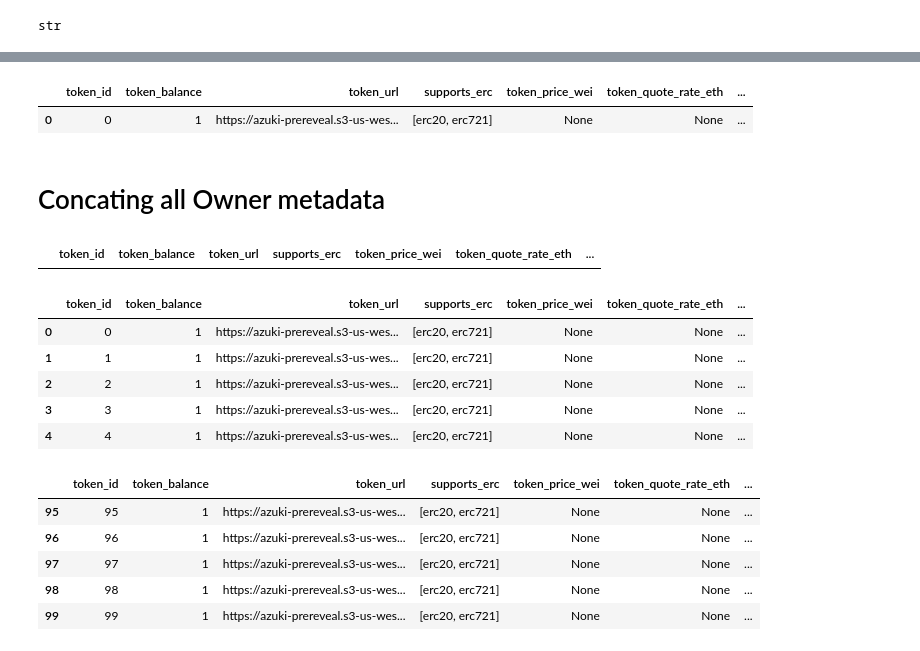
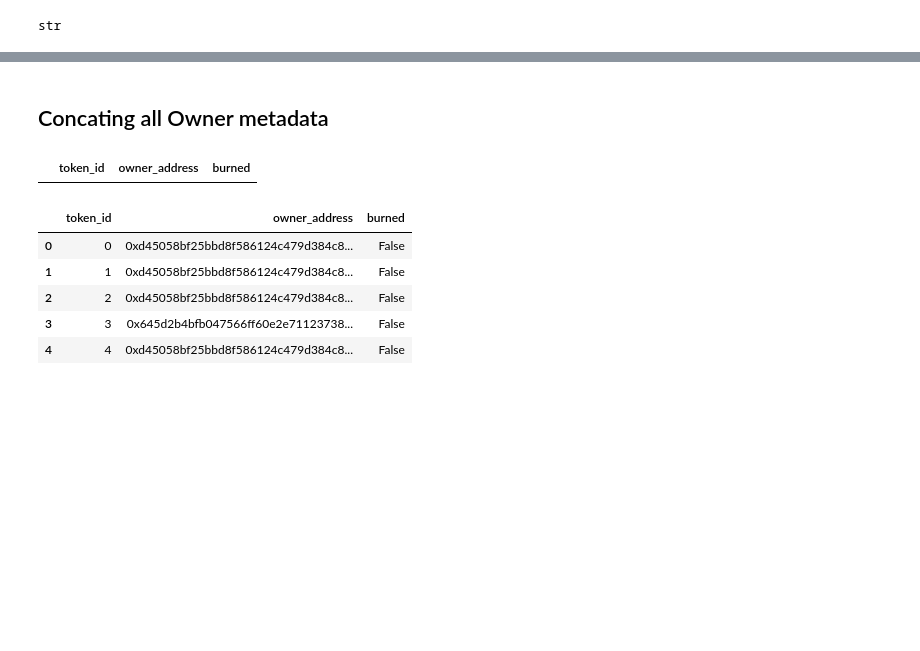
Before and after one commit to mmsaki/nft-trading-analysis, a Jupyter notebook: azuki_analysis.ipynb, the cells around one changed output, grey strips where cells are left out. Saved outputs shown, nothing was run; the diff lists cells and outputs as text; code cells hidden in the pictures; blank space fills up the shorter version.

```diff
--- a/azuki_analysis.ipynb
+++ b/azuki_analysis.ipynb
@@ -86,14 +49,0 @@ display(token_IDS.tail())
-# %%
-# Create variables needed for metadata
-chain_id= '/1'
-address = '/0xED5AF388653567Af2F388E6224dC7C4b3241C544'
-token_id = '/199'
-
-# Join url with variables
-metadata_url = url + chain_id + "/tokens" + address + "/nft_metadata" + token_id + api_key
-
-# Get Requests data
-nft_data = requests.get(metadata_url).json()
-
-# View json data
-nft_data
@@ -127,54 +50,42 @@ nft_metadata.head()
-# %%
-# Create variables needed for owner data and add to url
-test_token_id = 0
-owner_url = url + chain_id + "/tokens" + address + "/nft_metadata" + '/' + str(test_token_id) + api_key
-
-# Get request
-owner_data = requests.get(owner_url).json()
-
-# Convert Owner json data to a dataframe and view data
-owner_data_df = pd.DataFrame(owner_data['data']['items'][0]['nft_data'])
-owner_data_df.head()
-# %% [output]
-|  | token_id | token_balance | token_url | supports_erc | token_price_wei | token_quote_rate_eth | ... |
-| 0 | 0 | 1 | https://azuki-prereveal.s3-us-wes... | [erc20, erc721] | None | None | ... |
 # %% [markdown]
-# Concating all Owner metadata
+## Concating all Owner metadata
 # %%
+# Append variable to url to get token owners
+owner_url = url + chain_id + "/tokens" + azuki_address + "/nft_metadata" + '/' + '0' + api_no_option
+
+# Get request
+owner_data = requests.get(owner_url).json()
+
+# Convert Owner json data to a dataframe and view data
+owner_data_df = pd.DataFrame(owner_data['data']['items'][0]['nft_data'], columns = ['token_id', 'owner_address', 'burned'])
+
 # Create empty dataframe for token_owner DataFrame
-new_owner_columns = owner_data_df.columns
+owner_columns = owner_data_df.columns
 # %%
 # Creating a new empty DataFrame to append all nft owner data rows into
-token_owners = pd.DataFrame(columns = new_owner_columns)
+token_owners = pd.DataFrame(columns = owner_columns)
 
 # Show Token owner empty dataframes
 token_owners
 # %% [output]
-|  | token_id | token_balance | token_url | supports_erc | token_price_wei | token_quote_rate_eth | ... |
+|  | token_id | owner_address | burned |
 # %%
-# Loop through owner data and add into empty token_owners dataframe range = 10000
+# Loop through owner data and add into empty token_owners dataframe range = 100
 for token_id in range(100):
-    owner_url = url + chain_id + "/tokens" + address + "/nft_metadata" + '/' + str(token_id) + api_key
+    owner_url = url + chain_id + '/tokens' + azuki_address + '/nft_metadata/' + str(token_id) + api_no_option
 
     # Get Request and convert json to dataframe
     owner_data = requests.get(owner_url).json()
-    df = pd.DataFrame(owner_data['data']['items'][0]['nft_data'])
+    df = pd.DataFrame(owner_data['data']['items'][0]['nft_data'], columns = ['token_id', 'owner_address', 'burned'])
 
-    token_owners.loc[token_id] = [df.iloc[0]['token_id'], df.iloc[0]['token_balance'], df.iloc[0]['token_url'], df.iloc[0]['supports_erc'], df.iloc[0]['token_price_wei'], df.iloc[0]['token_quote_rate_eth'], df.iloc[0]['original_owner'],df.iloc[0]['external_data'], df.iloc[0]['owner'], df.iloc[0]['owner_address'], df.iloc[0]['burned']]
+    token_owners.loc[token_id] = [df.iloc[0]['token_id'], df.iloc[0]['owner_address'], df.iloc[0]['burned']]
 # %%
 # Show token owner data
-display(token_owners.head())
-display(token_owners.tail())
+token_owners.head()
 # %% [output]
-|  | token_id | token_balance | token_url | supports_erc | token_price_wei | token_quote_rate_eth | ... |
-| 0 | 0 | 1 | https://azuki-prereveal.s3-us-wes... | [erc20, erc721] | None | None | ... |
-| 1 | 1 | 1 | https://azuki-prereveal.s3-us-wes... | [erc20, erc721] | None | None | ... |
-| 2 | 2 | 1 | https://azuki-prereveal.s3-us-wes... | [erc20, erc721] | None | None | ... |
-| 3 | 3 | 1 | https://azuki-prereveal.s3-us-wes... | [erc20, erc721] | None | None | ... |
-| 4 | 4 | 1 | https://azuki-prereveal.s3-us-wes... | [erc20, erc721] | None | None | ... |
+|  | token_id | owner_address | burned |
+| 0 | 0 | 0xd45058bf25bbd8f586124c479d384c8... | False |
+| 1 | 1 | 0xd45058bf25bbd8f586124c479d384c8... | False |
+| 2 | 2 | 0xd45058bf25bbd8f586124c479d384c8... | False |
+| 3 | 3 | 0x645d2b4bfb047566ff60e2e71123738... | False |
+| 4 | 4 | 0xd45058bf25bbd8f586124c479d384c8... | False |
-|  | token_id | token_balance | token_url | supports_erc | token_price_wei | token_quote_rate_eth | ... |
-| 95 | 95 | 1 | https://azuki-prereveal.s3-us-wes... | [erc20, erc721] | None | None | ... |
-| 96 | 96 | 1 | https://azuki-prereveal.s3-us-wes... | [erc20, erc721] | None | None | ... |
-| 97 | 97 | 1 | https://azuki-prereveal.s3-us-wes... | [erc20, erc721] | None | None | ... |
-| 98 | 98 | 1 | https://azuki-prereveal.s3-us-wes... | [erc20, erc721] | None | None | ... |
-| 99 | 99 | 1 | https://azuki-prereveal.s3-us-wes... | [erc20, erc721] | None | None | ... |
```
Also changed, not shown: parts of 43 cells of this notebook.
